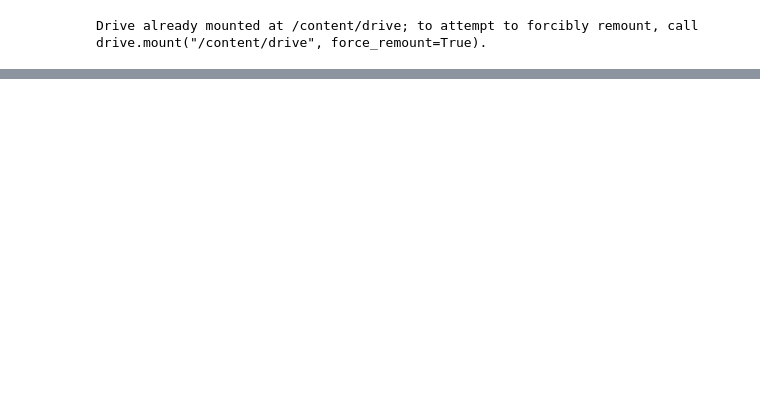
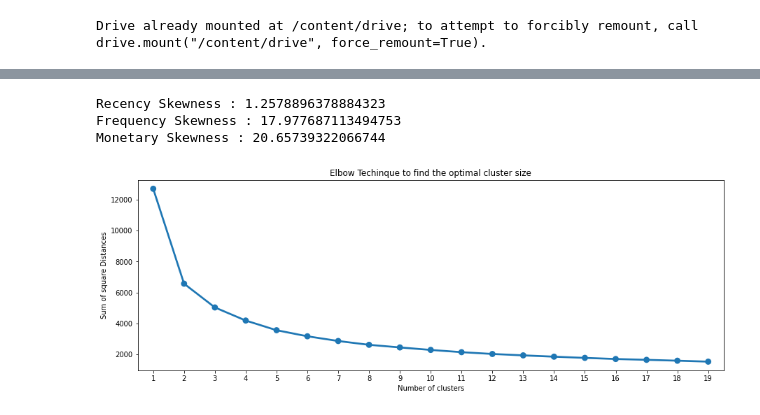
Before and after one commit to Edna-soso/DataAnalysis_Project, a Jupyter notebook: Model/K_Mean.ipynb, the cells around one changed output, grey strips where cells are left out. Cells and saved outputs as stored; diff of their text form; code cells hidden in the pictures; blank space fills up the shorter version.

```diff
--- a/Model/K_Mean.ipynb
+++ b/Model/K_Mean.ipynb
@@ -41,9 +41,0 @@ RFM_data.describe()
-# %%
-#Applying on the data.
-RFM_data['Recency'] = RFM_data['Recency'].apply(lambda x : right_treat(x))
-RFM_data['Monetary'] = RFM_data['Monetary'].apply(lambda x : right_treat(x))
-
-#Checking the Skewness of R, F and M
-print('Recency Skewness : ' + RFM_data['Recency'].skew().astype(str))
-print('Frequency Skewness : ' + RFM_data['Frequency'].skew().astype(str))
-print('Monetary Skewness : ' + RFM_data['Monetary'].skew().astype(str))
@@ -54,15 +41,0 @@ Monetary Skewness : 20.65739322066744
-# %%
-log_RFM_data = RFM_data[['Recency','Frequency','Monetary']].apply(np.log,axis = 1).round(4)
-# %%
-#Plot after transformation for the distributions :
-i = 0
-fig = plt.figure(constrained_layout = True,figsize = (20,5))
-gs = GridSpec(1, 3, figure=fig)
-
-col = ['red','blue','green']
-for var in list(log_RFM_data.columns[0:3]):
-    plt.subplot(gs[0,i])
-    sns.distplot(log_RFM_data[var],color= col[i])
-    plt.title('Skewness ' + ': ' + round(log_RFM_data[var].skew(),2).astype(str))
-    i= i+1
-log_RFM_data.describe()
@@ -111,7 +41,0 @@ Text(0.5, 1.0, 'Elbow Techinque to find the optimal cluster size')
-# %%
-KM_clust = KMeans(n_clusters= 3, init = 'k-means++',max_iter = 1000)
-KM_clust.fit(Scaled_RFM_data)
-
-RFM_data['Cluster'] = KM_clust.labels_
-RFM_data['Cluster'] = 'Cluster' + RFM_data['Cluster'].astype(str)
-RFM_data.head()
@@ -124,0 +85,13 @@ RFM_data.head()
+# %%
+df=K_means(RFM_data)
+df.Apply_Nor()
+df.Data()
+df.Check_Skew()
+df.Pre_KMean()
+df.Optimal()
+df.Pre_KMean()
+# %% [output]
+Recency Skewness : 1.2578896378884323
+Frequency Skewness : 17.977687113494753
+Monetary Skewness : 20.65739322066744
+[figure, added]
```
Also changed, not shown: parts of 12 cells of this notebook.
